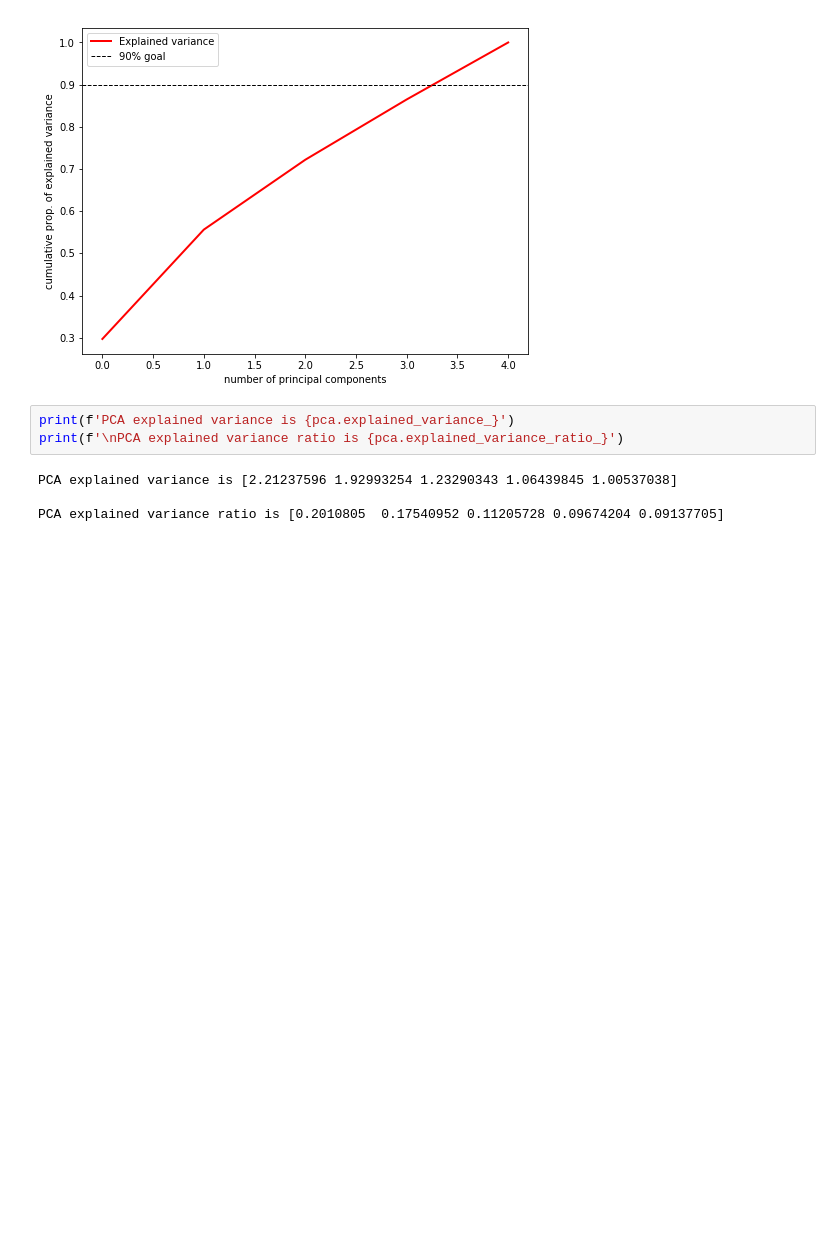
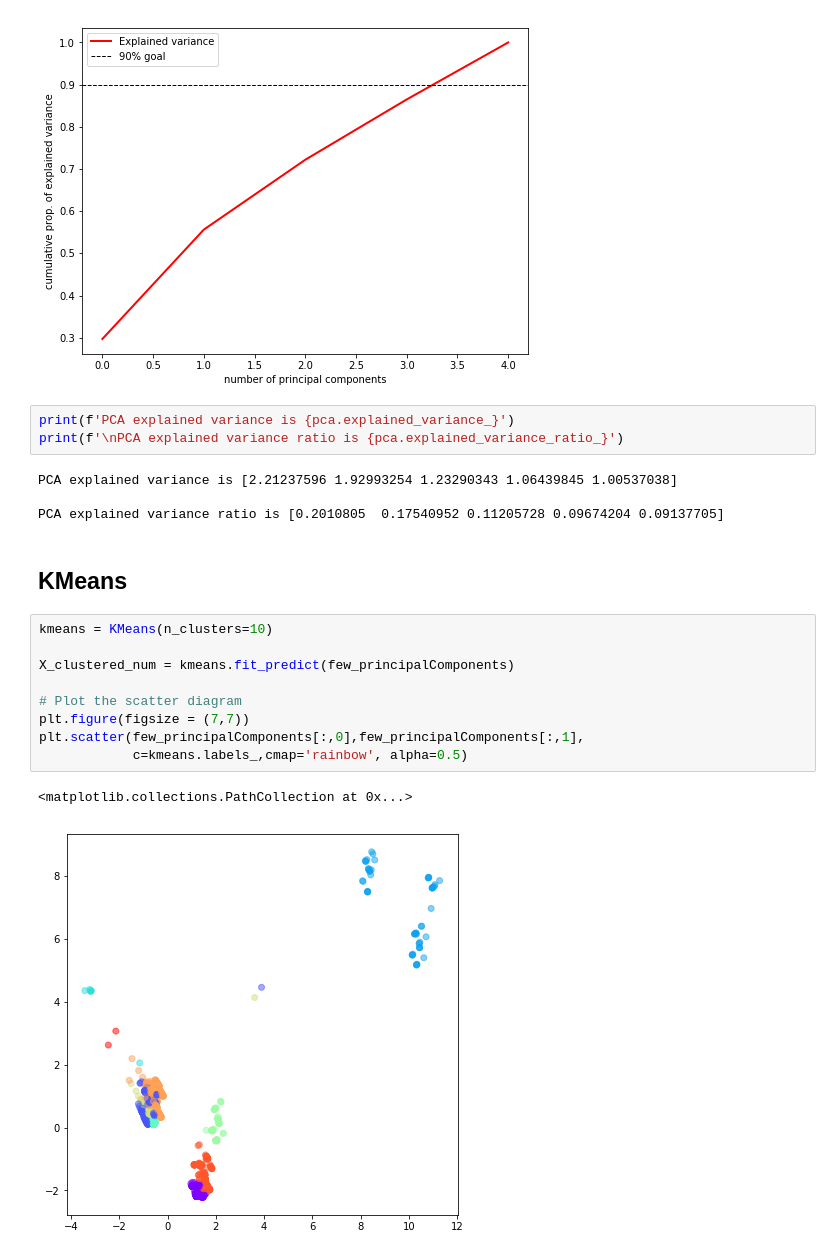
Before and after one commit to sbpforward/Airbnb-Criminal-Clusters, a Jupyter notebook: notebooks/PCA-Kmeans.ipynb, the cells around one changed output. Cells and saved outputs as stored; diff of their text form; blank space fills up the shorter version.

```diff
--- a/notebooks/PCA-Kmeans.ipynb
+++ b/notebooks/PCA-Kmeans.ipynb
@@ -171,3 +220,17 @@ print(f'\nPCA explained variance ratio is {pca.explained_variance_ratio_}')
 PCA explained variance is [2.21237596 1.92993254 1.23290343 1.06439845 1.00537038]
 
 PCA explained variance ratio is [0.2010805  0.17540952 0.11205728 0.09674204 0.09137705]
+# %% [markdown]
+## KMeans
+# %%
+kmeans = KMeans(n_clusters=10)
+
+X_clustered_num = kmeans.fit_predict(few_principalComponents)
+
+# Plot the scatter diagram
+plt.figure(figsize = (7,7))
+plt.scatter(few_principalComponents[:,0],few_principalComponents[:,1],
+            c=kmeans.labels_,cmap='rainbow', alpha=0.5)
+# %% [output]
+<matplotlib.collections.PathCollection at 0x...>
+[figure, added]
```
Also changed, not shown: parts of 13 cells of this notebook, 2 other files.
